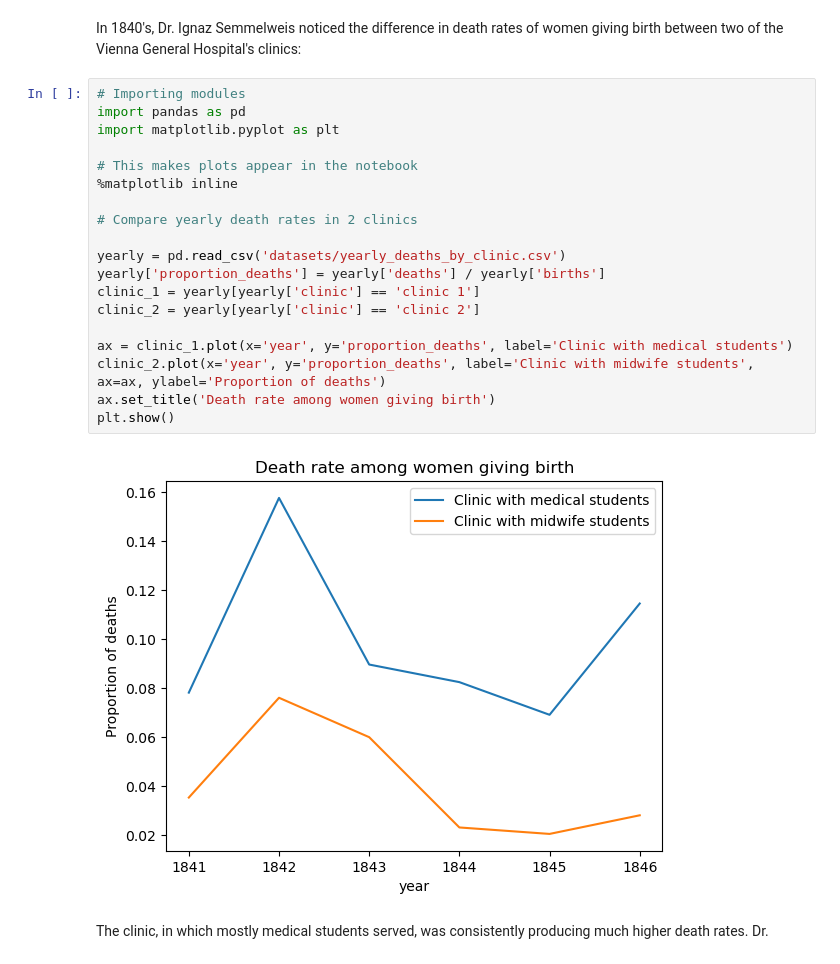
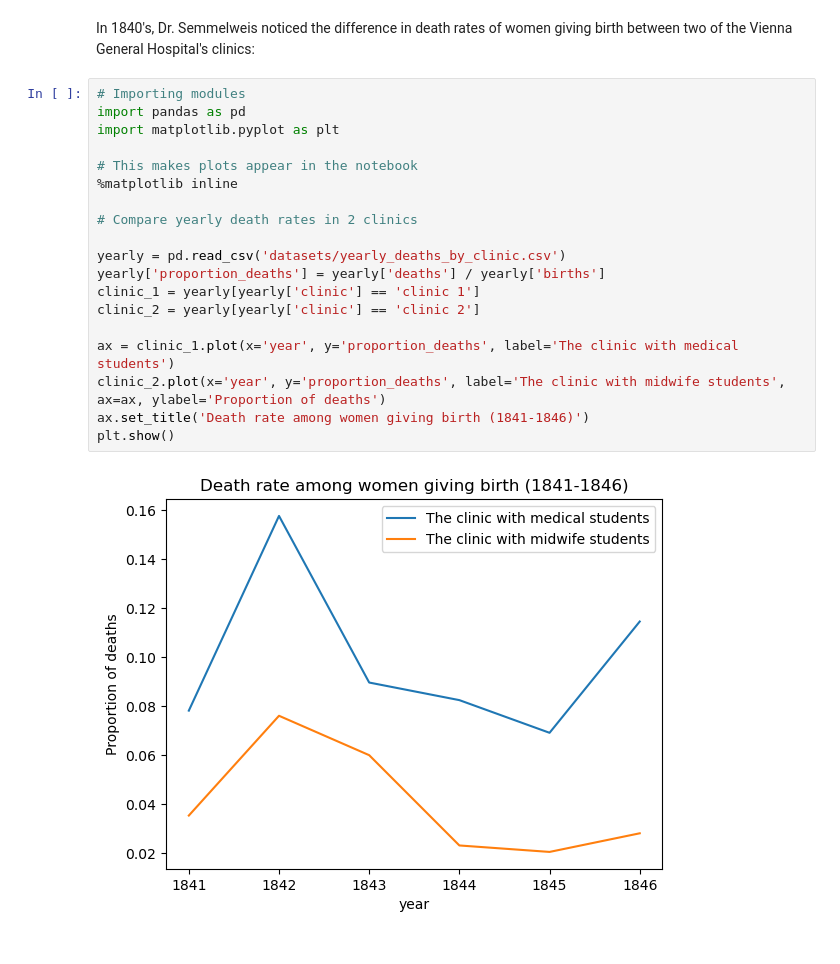
Before and after one commit to NickVasenkov/Effect-of-Handwashing, a Jupyter notebook: handwashing.ipynb, the cells around one changed output. Cells and saved outputs as stored; diff of their text form.

```diff
--- a/handwashing.ipynb
+++ b/handwashing.ipynb
@@ -4,25 +7,23 @@
 # %% [markdown]
-In 1840's, Dr. Ignaz Semmelweis noticed the difference in death rates of women giving birth between two of the Vienna General Hospital's clinics:
+In 1840's, Dr. Semmelweis noticed the difference in death rates of women giving birth between two of the Vienna General Hospital's clinics:
 # %%
 # Importing modules
 import pandas as pd
 import matplotlib.pyplot as plt
 
 # This makes plots appear in the notebook
 %matplotlib inline
 
 # Compare yearly death rates in 2 clinics
 
 yearly = pd.read_csv('datasets/yearly_deaths_by_clinic.csv')
 yearly['proportion_deaths'] = yearly['deaths'] / yearly['births']
 clinic_1 = yearly[yearly['clinic'] == 'clinic 1']
 clinic_2 = yearly[yearly['clinic'] == 'clinic 2']
 
-ax = clinic_1.plot(x='year', y='proportion_deaths', label='Clinic with medical students')
-clinic_2.plot(x='year', y='proportion_deaths', label='Clinic with midwife students', ax=ax, ylabel='Proportion of deaths')
-ax.set_title('Death rate among women giving birth')
+ax = clinic_1.plot(x='year', y='proportion_deaths', label='The clinic with medical students')
+clinic_2.plot(x='year', y='proportion_deaths', label='The clinic with midwife students', ax=ax, ylabel='Proportion of deaths')
+ax.set_title('Death rate among women giving birth (1841-1846)')
 plt.show()
 # %% [output]
-[figure, old version]
+[figure, new version]
-# %% [markdown]
-The clinic, in which mostly medical students served, was consistently producing much higher death rates. Dr.
```
Also changed, not shown: parts of 4 cells of this notebook.
